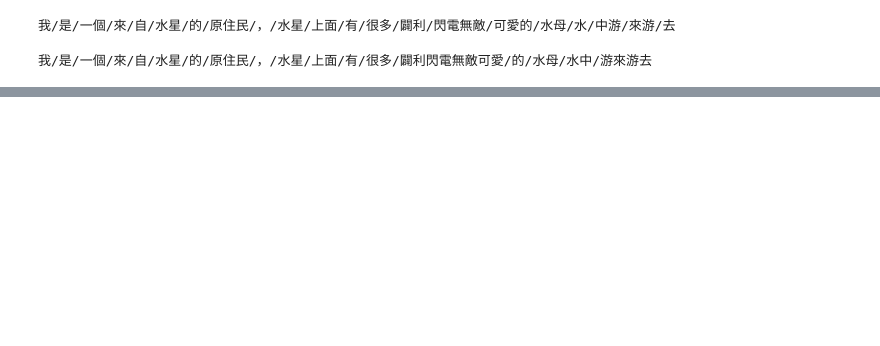
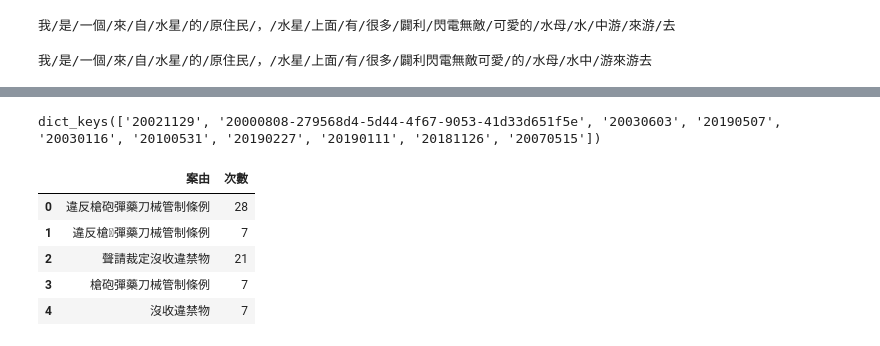
Before and after one commit to tsaitzungting/PL, a Jupyter notebook: HW5/Untitled.ipynb, the cells around one changed output, grey strips where cells are left out. Drawn from its saved outputs; the diff is of its cells as text; code cells hidden in the pictures; blank space fills up the shorter version.

```diff
--- a/HW5/Untitled.ipynb
+++ b/HW5/Untitled.ipynb
@@ -53,0 +72,2 @@ KeyError: 'content'
+# %%
+date_split = orgdata['日期'].iloc[0].split('.')
@@ -53,0 +78,7 @@ KeyError: 'content'
+# %%
+orgdata['year'] = ""
+index = 0
+for documents in orgdata['日期']:
+    date_split = documents.split('.')
+    orgdata['year'].iloc[index] = date_split[0]
+    index += 1
@@ -53,0 +101,21 @@ KeyError: 'content'
+# %%
+Counter(orgdata['year']).keys()
+# %% [output]
+dict_keys(['20021129', '20000808-279568d4-5d44-4f67-9053-41d33d651f5e', '20030603', '20190507', '20030116', '20100531', '20190227', '20190111', '20181126', '20070515'])
+# %%
+words = list(orgdata['案由'])
+show_key = pd.DataFrame(Counter(words).keys())
+show_values = pd.DataFrame(Counter(words).values())
+# %%
+df = [show_key, show_values]
+# %%
+result = pd.concat(df, axis=1)
+result.columns = ['案由', '次數']
+result
+# %% [output]
+|  | 案由 | 次數 |
+| 0 | 違反槍砲彈藥刀械管制條例 | 28 |
+| 1 | 違反槍彈藥刀械管制條例 | 7 |
+| 2 | 聲請裁定沒收違禁物 | 21 |
+| 3 | 槍砲彈藥刀械管制條例 | 7 |
+| 4 | 沒收違禁物 | 7 |
```
Also changed, not shown: parts of 17 cells of this notebook, 2 other files.
